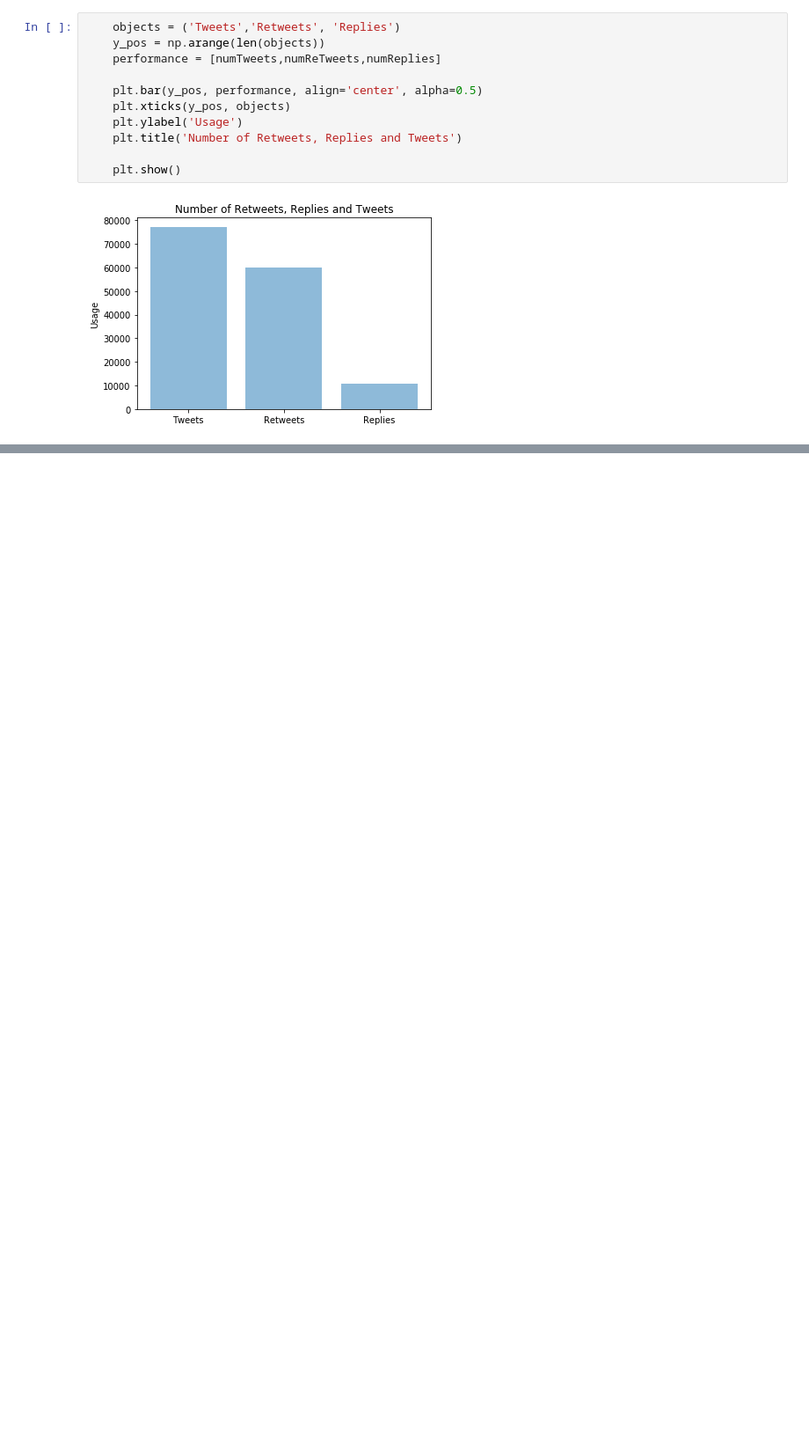
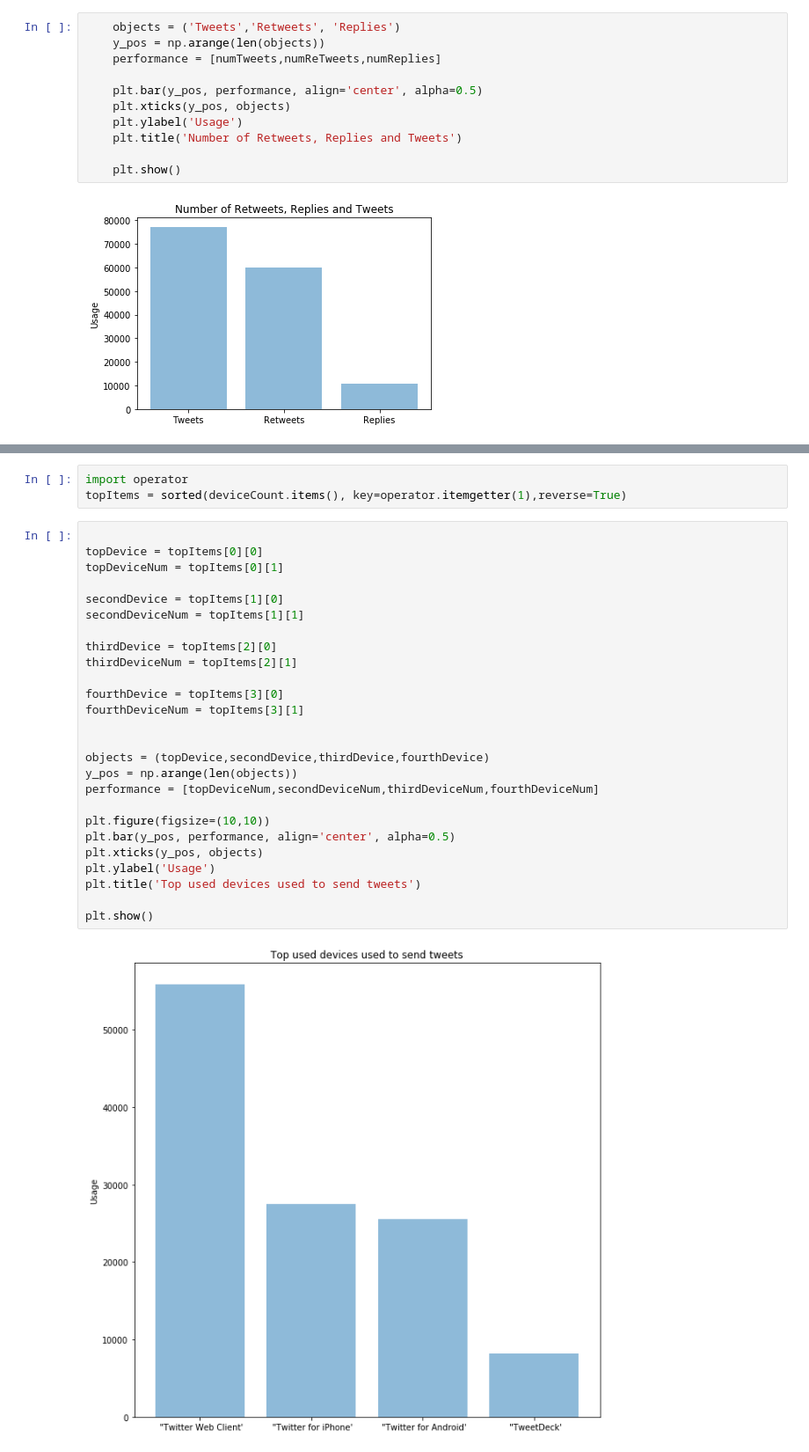
Before and after one commit to ryanmasad/Python2, a Jupyter notebook: code/CometLanding.ipynb, the cells around one changed output, grey strips where cells are left out. Shown at 88% size. Drawn from its saved outputs; the diff is of its cells as text; blank space fills up the shorter version.

```diff
--- a/code/CometLanding.ipynb
+++ b/code/CometLanding.ipynb
@@ -142,0 +182,31 @@ fig.savefig("wordCloud.png", dpi=5500)
+# %%
+import operator
+topItems = sorted(deviceCount.items(), key=operator.itemgetter(1),reverse=True)
+# %%
+
+topDevice = topItems[0][0]
+topDeviceNum = topItems[0][1]
+
+secondDevice = topItems[1][0]
+secondDeviceNum = topItems[1][1]
+
+thirdDevice = topItems[2][0]
+thirdDeviceNum = topItems[2][1]
+
+fourthDevice = topItems[3][0]
+fourthDeviceNum = topItems[3][1]
+
+
+objects = (topDevice,secondDevice,thirdDevice,fourthDevice)
+y_pos = np.arange(len(objects))
+performance = [topDeviceNum,secondDeviceNum,thirdDeviceNum,fourthDeviceNum]
+
+plt.figure(figsize=(10,10))
+plt.bar(y_pos, performance, align='center', alpha=0.5)
+plt.xticks(y_pos, objects)
+plt.ylabel('Usage')
+plt.title('Top used devices used to send tweets')
+
+plt.show()
+# %% [output]
+[figure, added]
```
Also changed, not shown: parts of 4 cells of this notebook.
